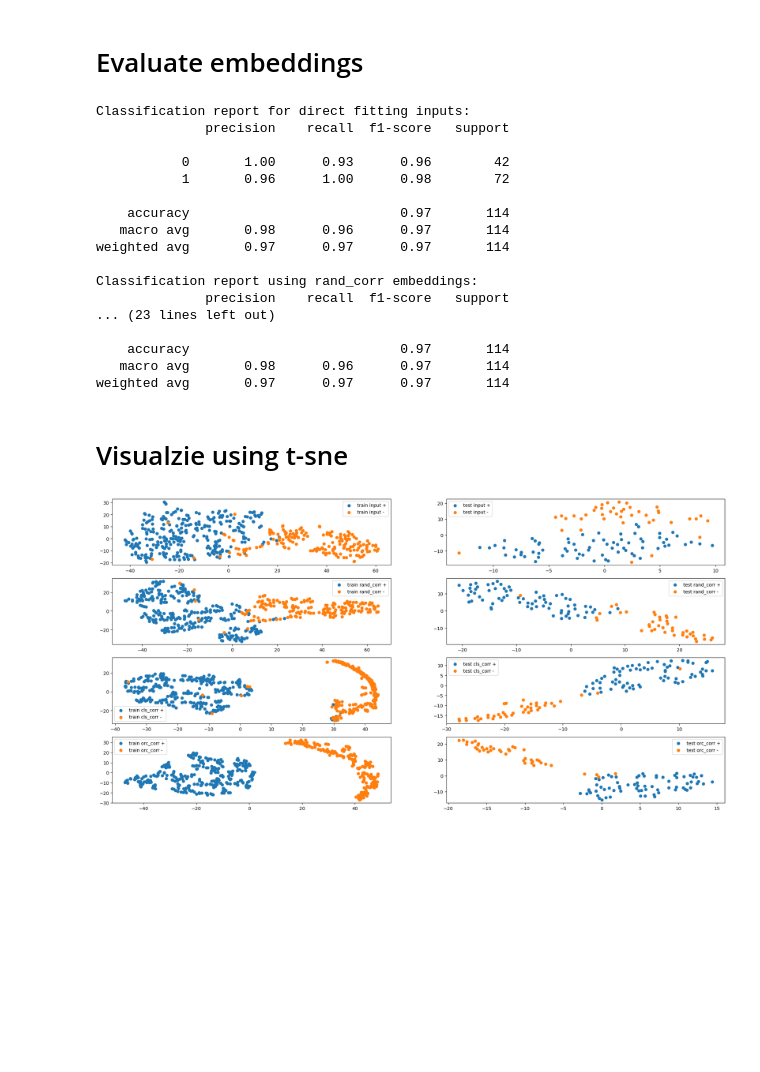
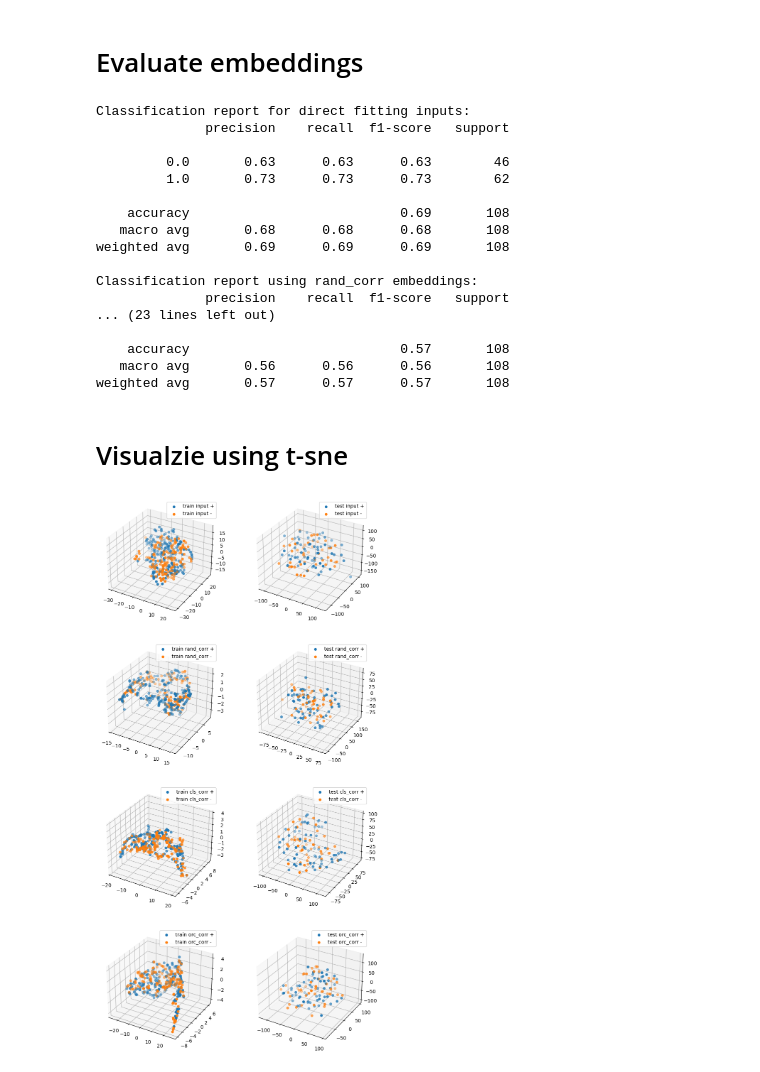
Before and after one commit to willtop/Tabular-Class-Conditioned-SSL, a Jupyter notebook: main.ipynb, the cells around one changed output. Drawn from its saved outputs; the diff is of its cells as text; code cells hidden in the pictures; blank space fills up the shorter version.

Commit message:
cylinder dataset initial investigation (not too successful)

```diff
--- a/main.ipynb
+++ b/main.ipynb
@@ -131,7 +158,7 @@ epochs = 7_500
 
 for epoch in tqdm(range(1, epochs + 1)):
     for key in ['rand_corr', 'cls_corr', 'orc_corr']:
-        epoch_loss = models[key].train_epoch(train_loaders[key], optimizers[key])
+        epoch_loss = models[key].train_epoch(train_data_samplers[key], optimizers[key], one_hot_encoder)
         loss_histories[key].append(epoch_loss)
 
 # save the models and losses
@@ -172,25 +206,22 @@ ax.legend()
 # %% [markdown]
 # Evaluate embeddings
 # %%
-train_loader = DataLoader(train_dses['rand_corr'], batch_size=batch_size, shuffle=False)
-test_loader = DataLoader(test_dses['rand_corr'], batch_size=batch_size, shuffle=False)
-
 # get embeddings for training and test set
 train_embeddings, test_embeddings = {}, {}
 for key in ['rand_corr', 'cls_corr', 'orc_corr']:
-    train_embeddings[key] = models[key].get_dataset_embeddings(train_loader)
-    test_embeddings[key] = models[key].get_dataset_embeddings(test_loader)
+    train_embeddings[key] = models[key].get_dataset_embedding(train_data, one_hot_encoder)
+    test_embeddings[key] = models[key].get_dataset_embedding(test_data, one_hot_encoder)
 # %%
 # Supervised learning baseline: train the classifier on the fractionally labeled original data
-clf.fit(train_data.iloc[idxes_train_labeled], train_target.iloc[idxes_train_labeled])
-test_predictions = clf.predict(test_data)
+clf.fit(one_hot_encoder.transform(train_data.iloc[mask_train_labeled]), train_target[mask_train_labeled])
+test_predictions = clf.predict(one_hot_encoder.transform(test_data))
 print("Classification report for direct fitting inputs:")
 print(classification_report(test_target, test_predictions))
 
 
 # embeddings dataset: train the classifier on the embeddings
 for key in ['rand_corr', 'cls_corr', 'orc_corr']:
-    clf.fit(train_embeddings[key][idxes_train_labeled], train_target.iloc[idxes_train_labeled])
+    clf.fit(train_embeddings[key][mask_train_labeled], train_target[mask_train_labeled])
     test_predictions = clf.predict(test_embeddings[key])
     print(f"Classification report using {key} embeddings:")
     print(classification_report(test_target, test_predictions))
@@ -198,53 +229,57 @@ for key in ['rand_corr', 'cls_corr', 'orc_corr']:
 Classification report for direct fitting inputs:
               precision    recall  f1-score   support
 
-           0       1.00      0.93      0.96        42
-           1       0.96      1.00      0.98        72
+         0.0       0.63      0.63      0.63        46
+         1.0       0.73      0.73      0.73        62
 
-    accuracy                           0.97       114
-   macro avg       0.98      0.96      0.97       114
-weighted avg       0.97      0.97      0.97       114
+    accuracy                           0.69       108
+   macro avg       0.68      0.68      0.68       108
+weighted avg       0.69      0.69      0.69       108
 
 Classification report using rand_corr embeddings:
               precision    recall  f1-score   support
 ... (23 lines left out)
 
-    accuracy                           0.97       114
-   macro avg       0.98      0.96      0.97       114
-weighted avg       0.97      0.97      0.97       114
+    accuracy                           0.57       108
+   macro avg       0.56      0.56      0.56       108
+weighted avg       0.57      0.57      0.57       108
 # %% [markdown]
 # Visualzie using t-sne
 # %%
-fig, axes = plt.subplots(4,2,figsize=(24, 12))
+fig = plt.figure(figsize=(10,20))
 
-tsne = TSNE(n_components=2, learning_rate="auto", init="pca", perplexity=15)
-# first plot the original input reduced down to 2 dimensions
-reduced = tsne.fit_transform(train_data.to_numpy())
+tsne = TSNE(n_components=3, learning_rate="auto", init="pca", perplexity=15)
+# first plot the original input reduced down to 3 dimensions (the most one can visualize)
+reduced = tsne.fit_transform(one_hot_encoder.transform(train_data))
 positive = train_target == 1
-axes[0][0].scatter(reduced[positive, 0], reduced[positive, 1], label=f"train input +")
-axes[0][0].scatter(reduced[~positive, 0], reduced[~positive, 1], label=f"train input -")
-axes[0][0].legend()
+ax = fig.add_subplot(4,2,1, projection='3d')
+ax.scatter(reduced[positive, 0], reduced[positive, 1], reduced[positive, 2], label=f"train input +")
+ax.scatter(reduced[~positive, 0], reduced[~positive, 1], reduced[~positive,2], label=f"train input -")
+ax.legend()
 
-reduced = tsne.fit_transform(test_data.to_numpy())
+reduced = tsne.fit_transform(one_hot_encoder.transform(test_data))
 positive = test_target == 1
-axes[0][1].scatter(reduced[positive, 0], reduced[positive, 1], label=f"test input +")
-axes[0][1].scatter(reduced[~positive, 0], reduced[~positive, 1], label=f"test input -")
-axes[0][1].legend()
+ax = fig.add_subplot(4,2,2, projection='3d')
+ax.scatter(reduced[positive, 0], reduced[positive, 1], reduced[positive, 2], label=f"test input +")
+ax.scatter(reduced[~positive, 0], reduced[~positive, 1], reduced[~positive, 2], label=f"test input -")
+ax.legend()
 
 
 for row_id, key in enumerate(['rand_corr', 'cls_corr', 'orc_corr']):
     reduced = tsne.fit_transform(train_embeddings[key])
     positive = train_target == 1
-    axes[row_id+1][0].scatter(reduced[positive, 0], reduced[positive, 1], label=f"train {key} +")
-    axes[row_id+1][0].scatter(reduced[~positive, 0], reduced[~positive, 1], label=f"train {key} -")
-    axes[row_id+1][0].legend()
+    ax = fig.add_subplot(4,2,(row_id+1)*2+1, projection='3d')
+    ax.scatter(reduced[positive, 0], reduced[positive, 1], reduced[positive, 2], label=f"train {key} +")
+    ax.scatter(reduced[~positive, 0], reduced[~positive, 1], reduced[~positive, 2], label=f"train {key} -")
+    ax.legend()
 
     reduced = tsne.fit_transform(test_embeddings[key])
     positive = test_target == 1
-    axes[row_id+1][1].scatter(reduced[positive, 0], reduced[positive, 1], label=f"test {key} +")
-    axes[row_id+1][1].scatter(reduced[~positive, 0], reduced[~positive, 1], label=f"test {key} -")
-    axes[row_id+1][1].legend()
+    ax = fig.add_subplot(4,2,(row_id+1)*2+2, projection='3d')
+    ax.scatter(reduced[positive, 0], reduced[positive, 1], reduced[positive, 2], label=f"test {key} +")
+    ax.scatter(reduced[~positive, 0], reduced[~positive, 1], reduced[~positive,2], label=f"test {key} -")
+    ax.legend()
 
 plt.show()
 # %% [output]
-[figure, old version]
+[figure, new version]
```
Also changed, not shown: parts of 10 cells of this notebook, 10 other files.
